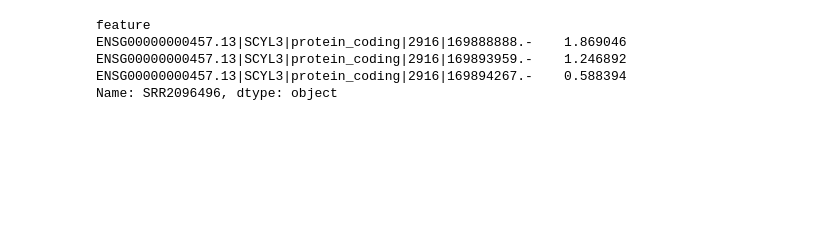
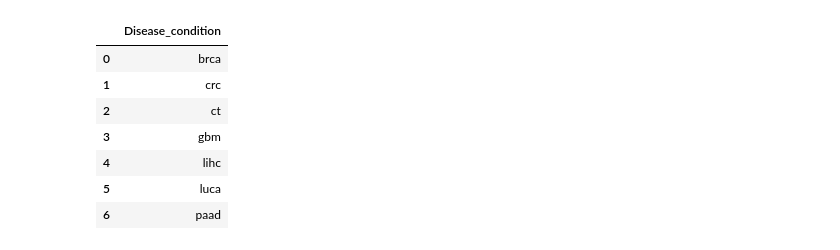
Before and after one commit to Wubeizhongxinghua/exOmics_searchpage_codes, a Jupyter notebook: test.ipynb, the cells around one changed output. Drawn from its saved outputs; the diff is of its cells as text; code cells hidden in the pictures; blank space fills up the shorter version.

```diff
--- a/test.ipynb
+++ b/test.ipynb
@@ -85,8 +9,0 @@ fig
-# %%
-measurement
-# %% [output]
-feature
-ENSG00000000457.13|SCYL3|protein_coding|2916|169888888.-    1.869046
-ENSG00000000457.13|SCYL3|protein_coding|2916|169893959.-    1.246892
-ENSG00000000457.13|SCYL3|protein_coding|2916|169894267.-    0.588394
-Name: SRR2096496, dtype: object
@@ -92,0 +59,11 @@ Name: SRR2096496, dtype: object
+# %%
+diseases
+# %% [output]
+|  | Disease_condition |
+| 0 | brca |
+| 1 | crc |
+| 2 | ct |
+| 3 | gbm |
+| 4 | lihc |
+| 5 | luca |
+| 6 | paad |
```
Also changed, not shown: parts of 14 cells of this notebook, 1 other file.
